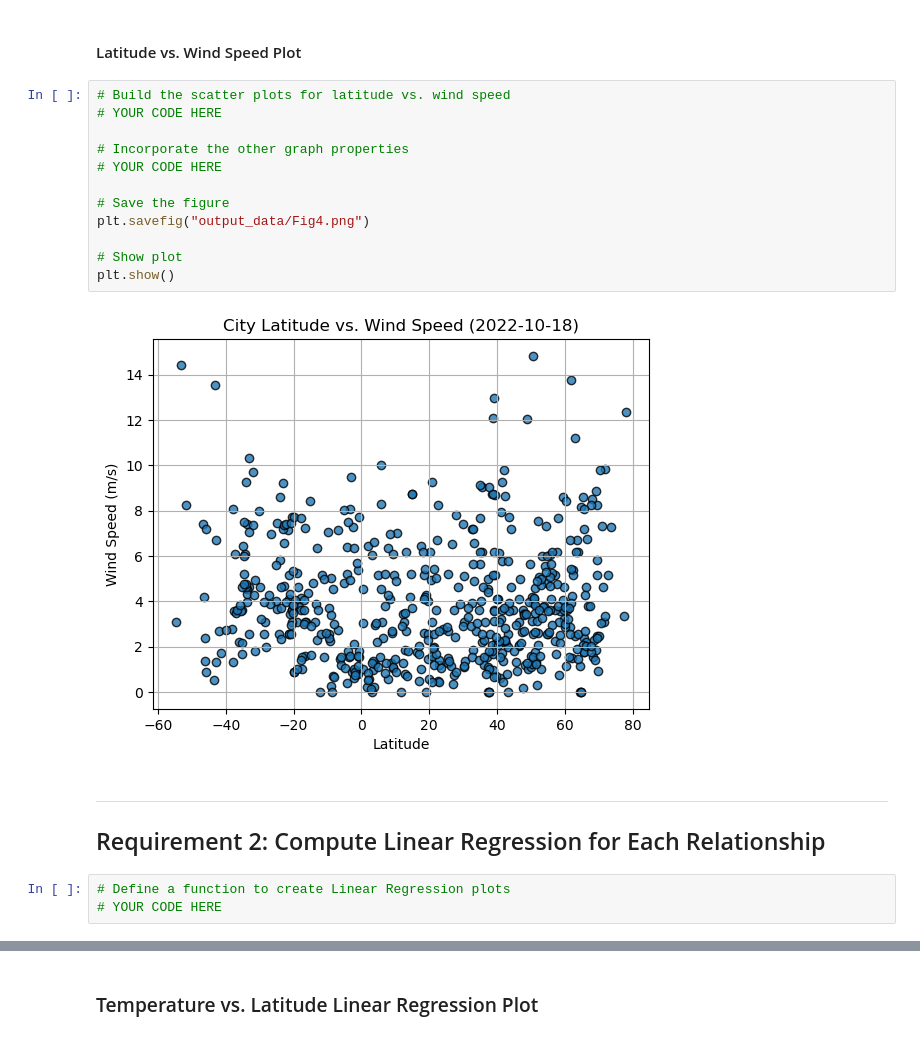
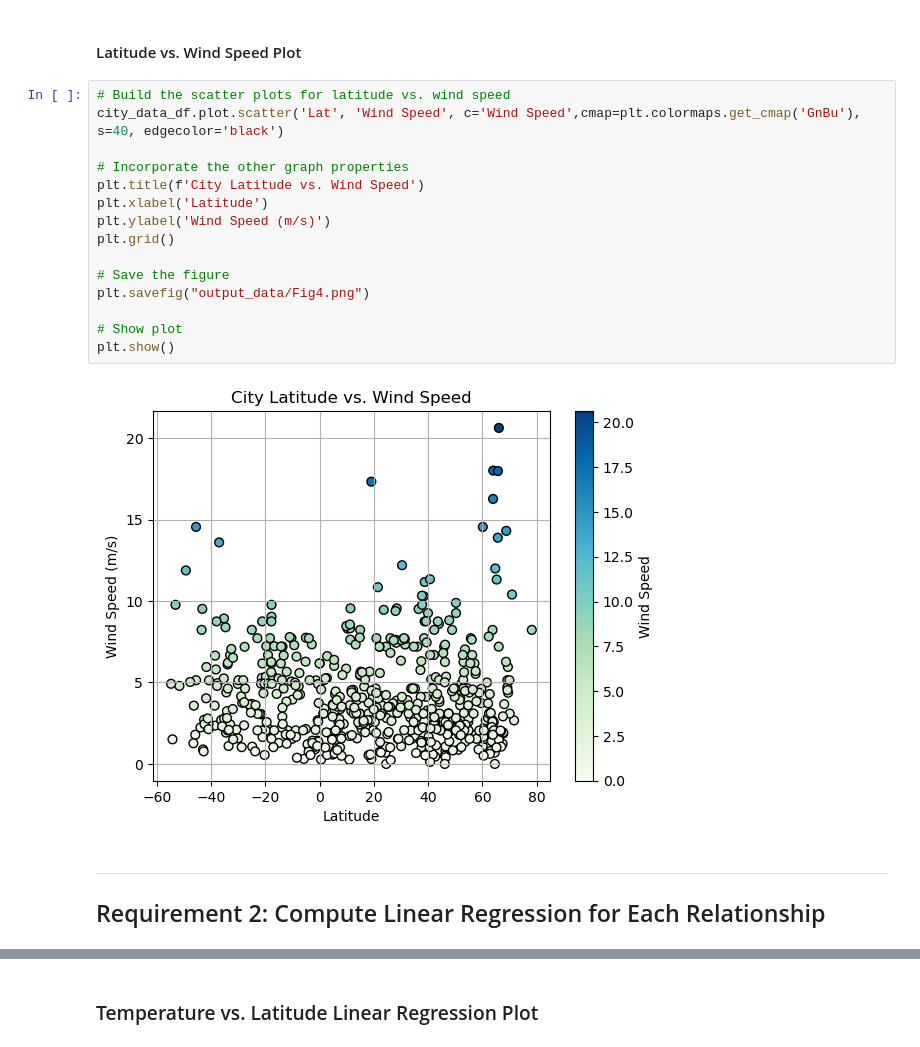
Before and after one commit to siobyrne/python-api-challenge, a Jupyter notebook: WeatherPy.ipynb, the cells around one changed output, grey strips where cells are left out. Saved outputs shown, nothing was run; the diff lists cells and outputs as text.

Commit message:
Add linear regression code and first plot

```diff
--- a/WeatherPy.ipynb
+++ b/WeatherPy.ipynb
@@ -246,22 +246,22 @@ plt.show()
 #### Latitude vs. Wind Speed Plot
 # %%
 # Build the scatter plots for latitude vs. wind speed
-# YOUR CODE HERE
+city_data_df.plot.scatter('Lat', 'Wind Speed', c='Wind Speed',cmap=plt.colormaps.get_cmap('GnBu'), s=40, edgecolor='black')
 
 # Incorporate the other graph properties
-# YOUR CODE HERE
+plt.title(f'City Latitude vs. Wind Speed')
+plt.xlabel('Latitude')
+plt.ylabel('Wind Speed (m/s)')
+plt.grid()
 
 # Save the figure
 plt.savefig("output_data/Fig4.png")
 
 # Show plot
 plt.show()
 # %% [output]
-[figure, old version]
+[figure, new version]
 # %% [markdown]
 ---
 
 ## Requirement 2: Compute Linear Regression for Each Relationship
-# %%
-# Define a function to create Linear Regression plots
-# YOUR CODE HERE
```
Also changed, not shown: parts of 5 cells of this notebook, 2 other files.
